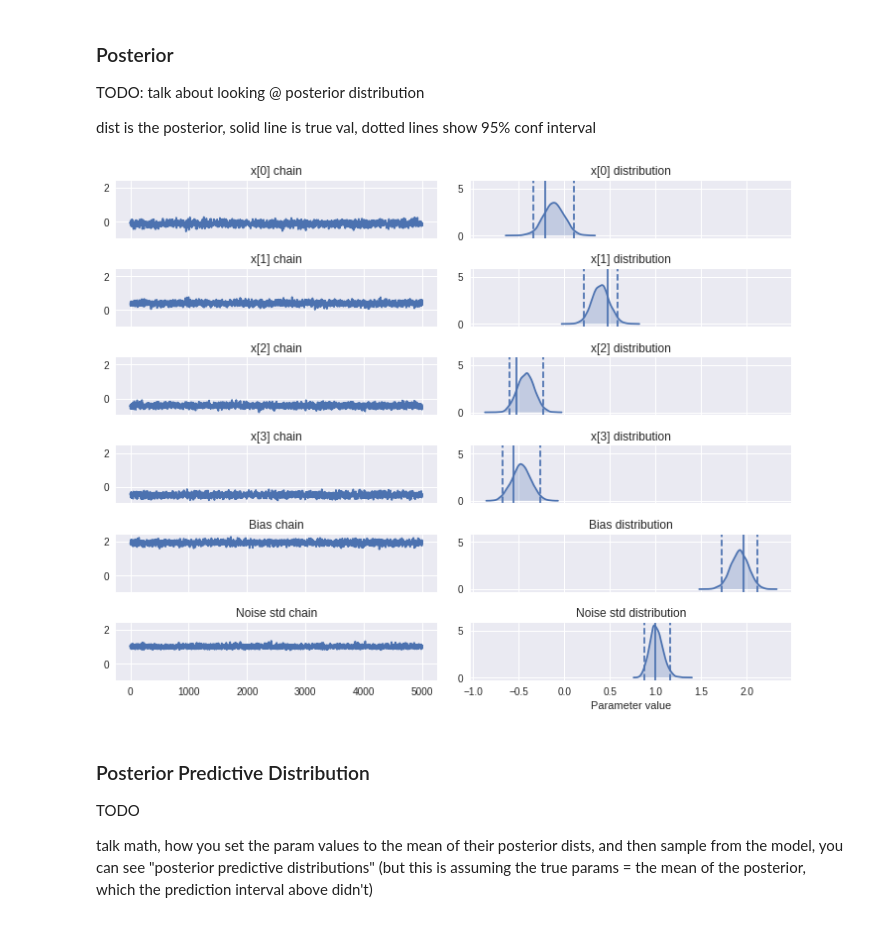
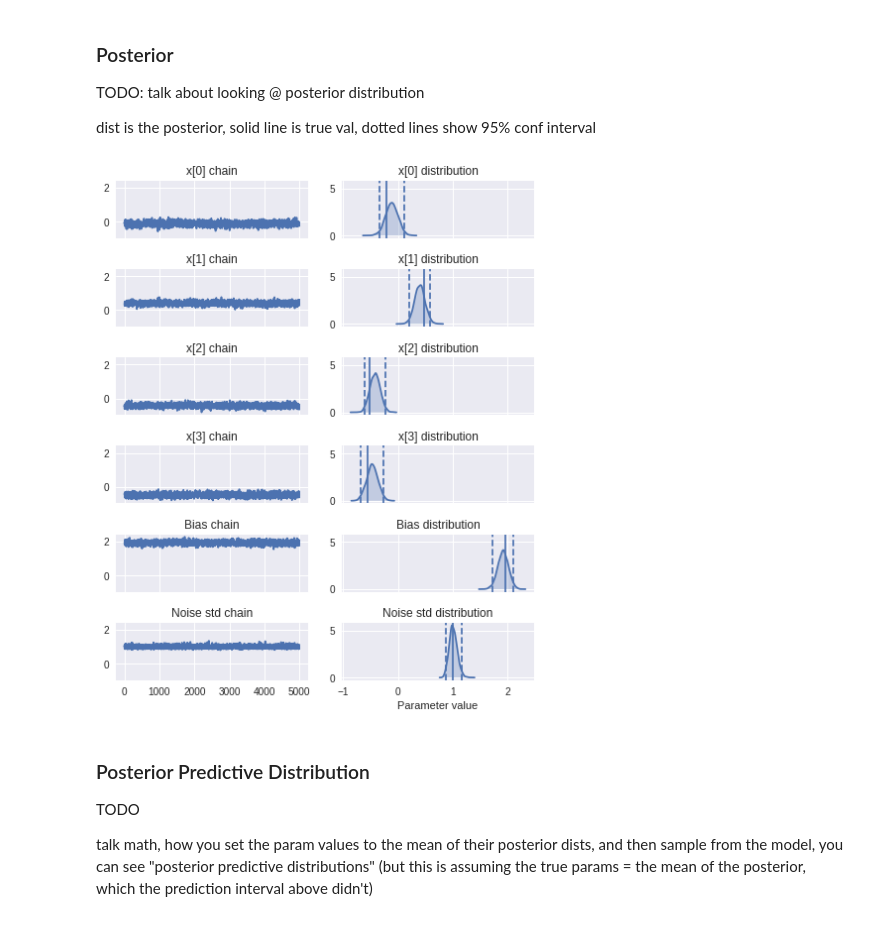
Before and after one commit to brendanhasz/tfp-bayesian-regression, a Jupyter notebook: TFP_Linear_Regression.ipynb, the cells around one changed output. Cells and saved outputs as stored; diff of their text form; code cells hidden in the pictures.

```diff
--- a/TFP_Linear_Regression.ipynb
+++ b/TFP_Linear_Regression.ipynb
@@ -61,0 +106,10 @@ colors = plt.rcParams['axes.prop_cycle'].by_key()['color']
+# %%
+# Show data
+fig, axes = plt.subplots(int(np.ceil(D/2)), 2, sharex=True)
+fig.set_size_inches(6.4, 6)
+for i in range(D):
+  t_ax = axes[int(i/2), i%2] #this axis
+  sns.regplot(x[:,i], y[:,0], ax=t_ax)
+  t_ax.set_ylabel('y')
+  t_ax.set_xlabel('x[%d]'%(i+1))
+plt.show()
@@ -85,10 +145,0 @@ y = np.matmul(x, w_true) + b_true + noise
-# %%
-# Show data
-plt.figure(figsize=[6.4,8])
-fig, axes = plt.subplots(int(np.ceil(D/2)), 2, sharex=True)
-for i in range(D):
-  t_ax = axes[int(i/2), i%2] #this axis
-  sns.regplot(x[:,i], y[:,0], ax=t_ax)
-  t_ax.set_ylabel('y')
-  t_ax.set_xlabel('x[%d]'%i)
-plt.show()
@@ -245,35 +278,35 @@ def post_plot(data, title='', ax=None, true=None, prc=95):
   ax.title.set_text(title+" distribution")
   if true is not None:
     ax.axvline(x=true)
 
 def chain_post_plot(data, title='', ax=None, true=None):
   '''Plot a chain of MCMC samples'''
   chain_plot(data, title=title, ax=ax[0])
   post_plot(data, title=title, ax=ax[1], true=true)
 
 # Plot chains and distributions for coefficients
 fig, axes = plt.subplots(D+2, 2, sharex='col', sharey='col')
-fig.set_size_inches(10, 8)
+fig.set_size_inches(6.4, 8)
 for i in range(D):
   chain_post_plot(coeffs_samples[:,i],
                   title="x[{}]".format(i),
                   ax=axes[i], true=w_true[i])
 
 # Plot chains and distributions for bias
 chain_post_plot(bias_samples[:,0],
                 title="Bias",
                 ax=axes[D], true=b_true)
 
 # Plot chains and distributions for noise std dev
 chain_post_plot(noise_std_samples[:,0],
                 title="Noise std",
                 ax=axes[D+1], true=noise_std_true)
 
 axes[D+1][1].set_xlabel("Parameter value")
 fig.tight_layout()
 plt.show()
 # %% [output]
-[figure, old version]
+[figure, new version]
 # %% [markdown]
 ### Posterior Predictive Distribution
 
```
Also changed, not shown: parts of 18 cells of this notebook.
